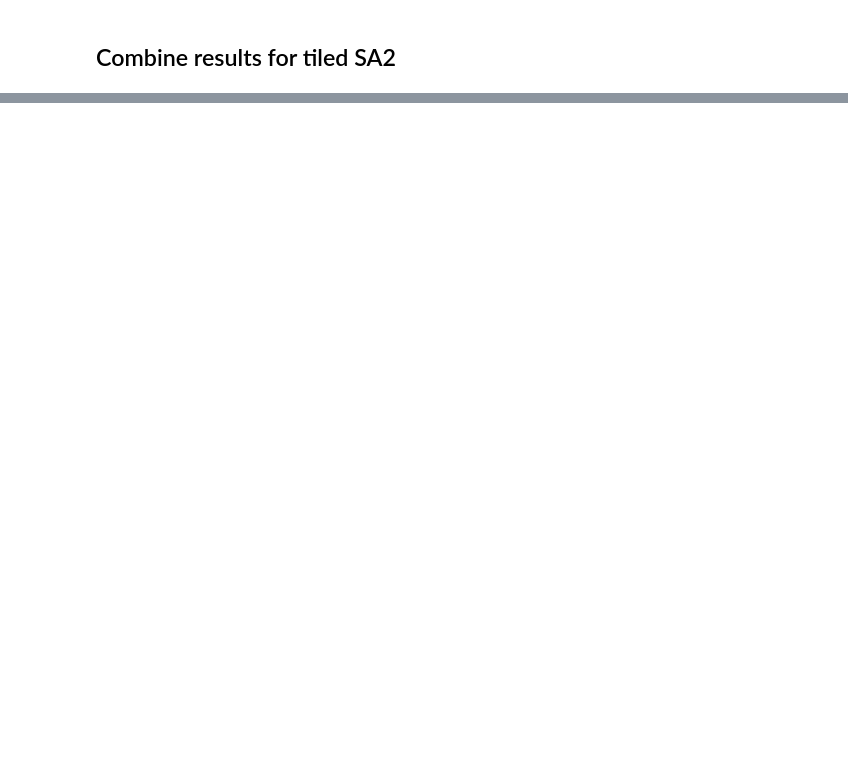
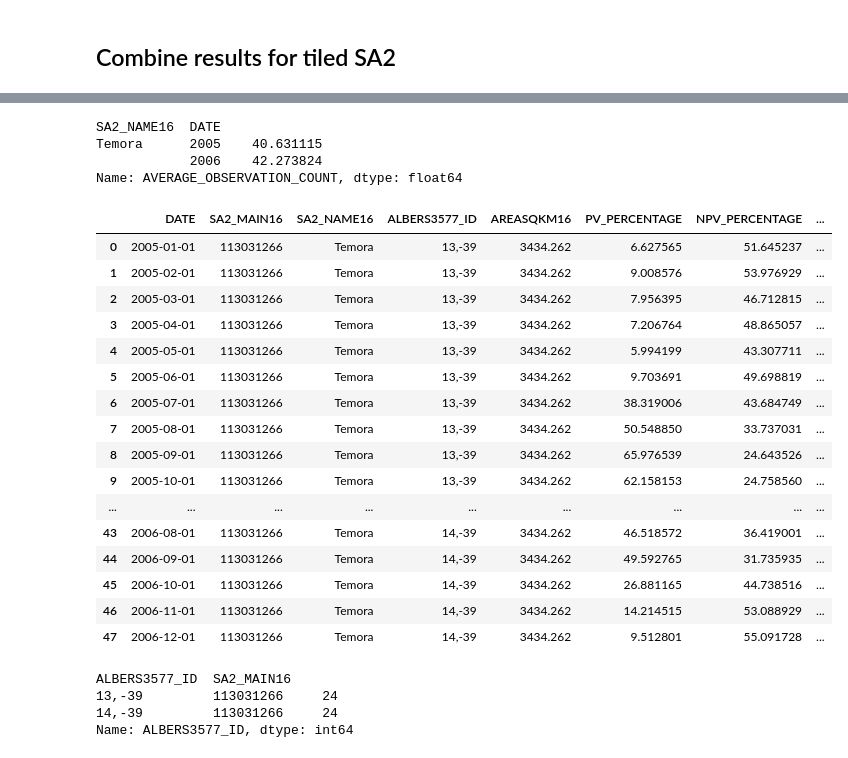
Before and after one commit to GeoscienceAustralia/DEA_ABS_collaborations, a Jupyter notebook: NB02_FC_Zonal_Stats_tiled_SA2_with_quality.ipynb, the cells around one changed output, grey strips where cells are left out. Cells and saved outputs as stored; diff of their text form; code cells hidden in the pictures; blank space fills up the shorter version.

```diff
--- a/NB02_FC_Zonal_Stats_tiled_SA2_with_quality.ipynb
+++ b/NB02_FC_Zonal_Stats_tiled_SA2_with_quality.ipynb
@@ -504,0 +461,14 @@ SA2 702051068 done
+# %%
+# df = df_in.groupby(['SA2_MAIN16','DATE','SA2_NAME16','AREASQKM16']).sum()/2
+# df = df.reset_index(level=['DATE','AREASQKM16','SA2_NAME16'])
+# df['DATE'] = pd.to_datetime(df['DATE'])
+
+
+test = df.groupby([df.SA2_NAME16, df.DATE.dt.year]).sum()['AVERAGE_OBSERVATION_COUNT']
+# annual_df = df.groupby([df.SA2_NAME16, df.DATE.dt.year]).mean()
+test
+# %% [output]
+SA2_NAME16  DATE
+Temora      2005    40.631115
+            2006    42.273824
+Name: AVERAGE_OBSERVATION_COUNT, dtype: float64
@@ -504,0 +532,27 @@ SA2 702051068 done
+# %%
+df_in
+# %% [output]
+|  | DATE | SA2_MAIN16 | SA2_NAME16 | ALBERS3577_ID | AREASQKM16 | PV_PERCENTAGE | NPV_PERCENTAGE | ... |
+| 0 | 2005-01-01 | 113031266 | Temora | 13,-39 | 3434.262 | 6.627565 | 51.645237 | ... |
+| 1 | 2005-02-01 | 113031266 | Temora | 13,-39 | 3434.262 | 9.008576 | 53.976929 | ... |
+| 2 | 2005-03-01 | 113031266 | Temora | 13,-39 | 3434.262 | 7.956395 | 46.712815 | ... |
+| 3 | 2005-04-01 | 113031266 | Temora | 13,-39 | 3434.262 | 7.206764 | 48.865057 | ... |
+| 4 | 2005-05-01 | 113031266 | Temora | 13,-39 | 3434.262 | 5.994199 | 43.307711 | ... |
+| 5 | 2005-06-01 | 113031266 | Temora | 13,-39 | 3434.262 | 9.703691 | 49.698819 | ... |
+| 6 | 2005-07-01 | 113031266 | Temora | 13,-39 | 3434.262 | 38.319006 | 43.684749 | ... |
+| 7 | 2005-08-01 | 113031266 | Temora | 13,-39 | 3434.262 | 50.548850 | 33.737031 | ... |
+| 8 | 2005-09-01 | 113031266 | Temora | 13,-39 | 3434.262 | 65.976539 | 24.643526 | ... |
+| 9 | 2005-10-01 | 113031266 | Temora | 13,-39 | 3434.262 | 62.158153 | 24.758560 | ... |
+| ... | ... | ... | ... | ... | ... | ... | ... | ... |
+| 43 | 2006-08-01 | 113031266 | Temora | 14,-39 | 3434.262 | 46.518572 | 36.419001 | ... |
+| 44 | 2006-09-01 | 113031266 | Temora | 14,-39 | 3434.262 | 49.592765 | 31.735935 | ... |
+| 45 | 2006-10-01 | 113031266 | Temora | 14,-39 | 3434.262 | 26.881165 | 44.738516 | ... |
+| 46 | 2006-11-01 | 113031266 | Temora | 14,-39 | 3434.262 | 14.214515 | 53.088929 | ... |
+| 47 | 2006-12-01 | 113031266 | Temora | 14,-39 | 3434.262 | 9.512801 | 55.091728 | ... |
+# %%
+df_in.ALBERS3577_ID.groupby([df_in.ALBERS3577_ID, df_in.SA2_MAIN16]).count()
+# %% [output]
+ALBERS3577_ID  SA2_MAIN16
+13,-39         113031266     24
+14,-39         113031266     24
+Name: ALBERS3577_ID, dtype: int64
```
Also changed, not shown: parts of 42 cells of this notebook, 1 other file.
